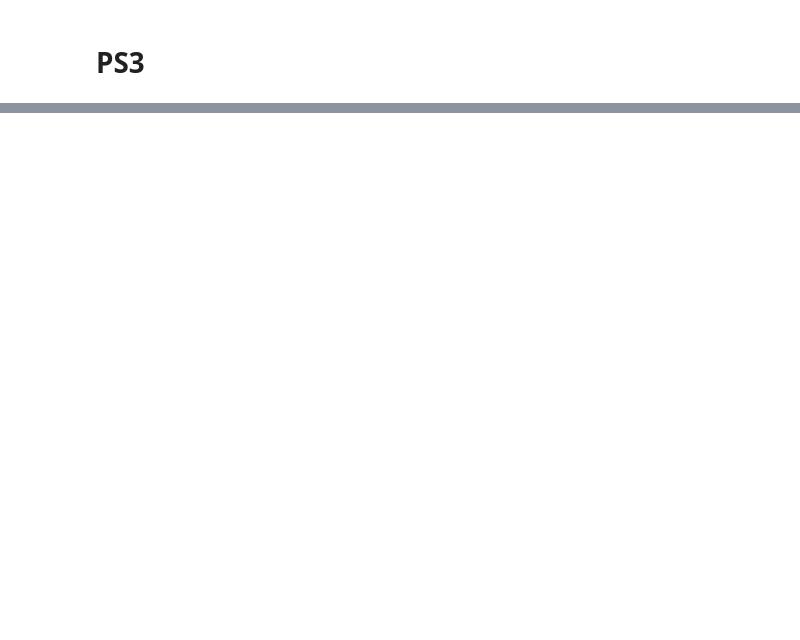
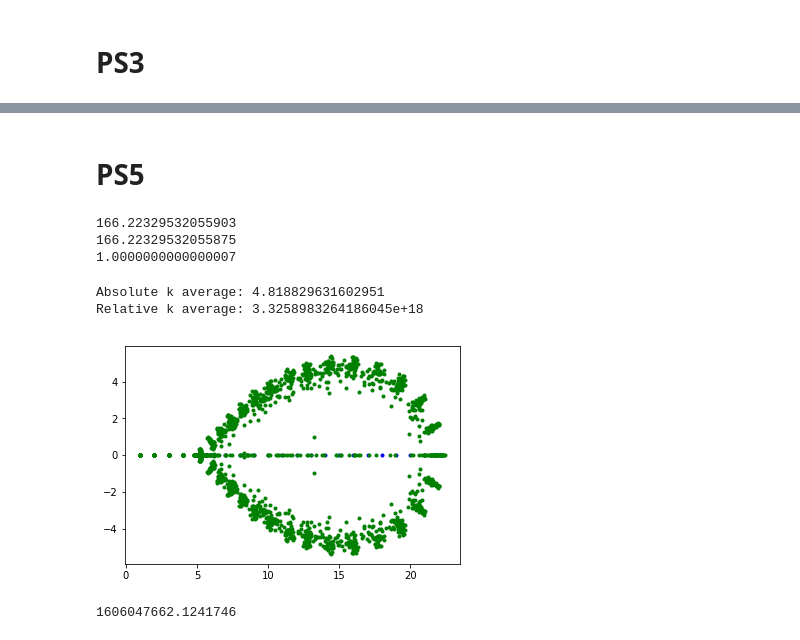
Before and after one commit to navneeraj/BootCamp2018, a Jupyter notebook: ProblemSets/Computation/Week3/W3PS1- QR Decomposition.ipynb, the cells around one changed output, grey strips where cells are left out. Saved outputs shown, nothing was run; the diff lists cells and outputs as text; code cells hidden in the pictures; blank space fills up the shorter version.

```diff
--- a/ProblemSets/Computation/Week3/W3PS1- QR Decomposition.ipynb
+++ b/ProblemSets/Computation/Week3/W3PS1- QR Decomposition.ipynb
@@ -509,0 +733,62 @@ reached here2
+# %% [markdown]
+# PS5
+# %%
+def calc_condn(A):
+    sigma = spy.linalg.svd(A)[1]
+    if np.min(sigma) == 0:
+        return np.inf
+    else:
+        return np.max(sigma)/np.min(sigma)
+
+A = np.random.random((20,20))
+print(calc_condn(A))
+B = np.linalg.cond(A)
+print(B)
+Q = spy.linalg.qr(A)[0]
+print(calc_condn(Q))
+# %% [output]
+166.22329532055903
+166.22329532055875
+1.0000000000000007
+# %%
+import sympy as sy
+# The roots of w are 1, 2, ..., 20.
+w_roots = np.arange(1, 21)
+# Get the exact Wilkinson polynomial coefficients using SymPy.
+x, i = sy.symbols('x i')
+w = sy.poly_from_expr(sy.product(x-i, (i, 1, 20)))[0]
+w_coeffs = np.array(w.all_coeffs())
+plt.plot(np.real(w_roots),np.imag(w_roots), 'b.')
+iter = 0
+k = np.zeros(100)
+rk = np.zeros(100)
+while iter < 100:
+    r = np.random.normal(1,1e-10,21)
+    new_coeffs = w_coeffs*r
+    new_roots = np.roots( np.poly1d(new_coeffs))
+    plt.plot(np.real(new_roots),np.imag(new_roots), 'g.')
+    w_roots = np.sort(w_roots)
+    new_roots = np.sort(new_roots)
+    k[iter] = spy.linalg.norm(new_roots - w_roots, np.inf) / spy.linalg.norm(r, np.inf)
+    rk[iter] = k[iter] * spy.linalg.norm(w_coeffs, np.inf) / spy.linalg.norm(w_roots, np.inf)
+    iter = iter+1
+print("Absolute k average:", np.mean(k))
+print("Relative k average:", np.mean(rk))
+# %% [output]
+Absolute k average: 4.818829631602951
+Relative k average: 3.3258983264186045e+18
+[figure, added]
+# %%
+def eig_cond(A):
+    reals = np.random.normal(0, 1e-10, A.shape)
+    imags = np.random.normal(0, 1e-10, A.shape)
+    H = reals + 1j*imags
+    p_A = A+H
+    lamb_d = spy.linalg.eigvals(p_A) - spy.linalg.eigvals(A)
+    k_abs=   spy.linalg.norm(lamb_d)/spy.linalg.norm(H)
+    k_rel = k_abs*spy.linalg.norm(A)/spy.linalg.norm(spy.linalg.eigvals(A))
+    return k_rel
+A = np.random.random((20,20))
+eig_cond(A)
+# %% [output]
+1606047662.1241746
```
Also changed, not shown: parts of 25 cells of this notebook, 5 other files.
